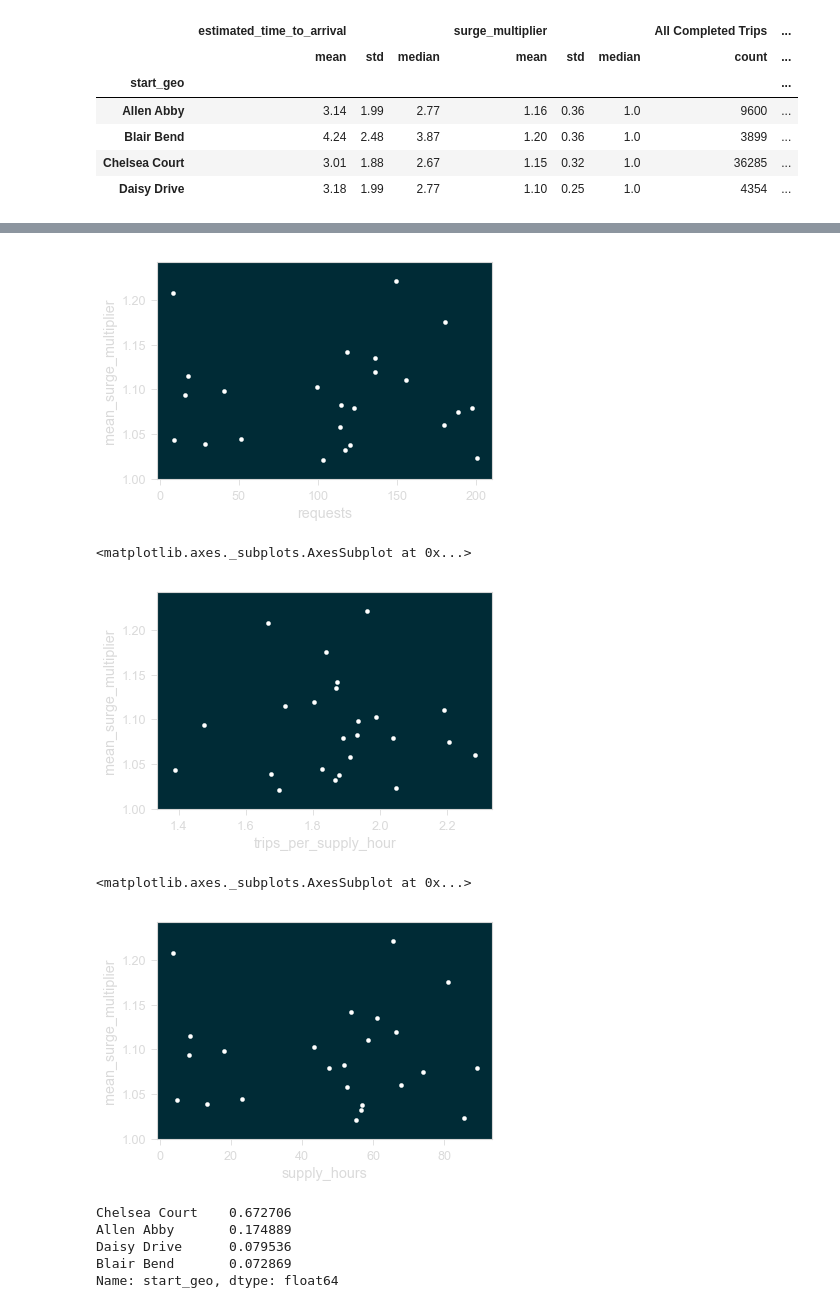
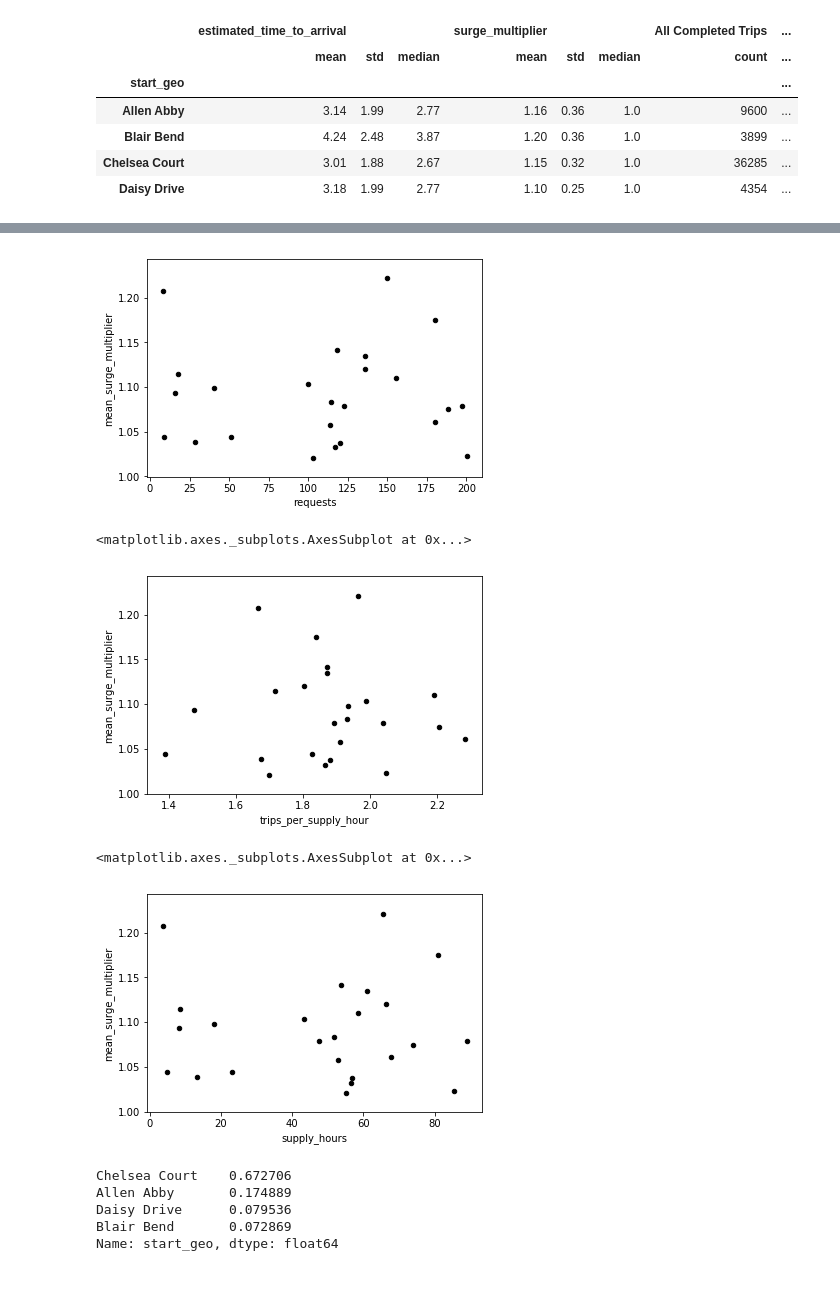
Before and after one commit to darthursteele/cityx, a Jupyter notebook: City X Marketplace Diagnostic Analysis.ipynb, the cells around one changed output, grey strips where cells are left out. Saved outputs shown, nothing was run; the diff lists cells and outputs as text; code cells hidden in the pictures; blank space fills up the shorter version.

Commit message:
Add PDF version of presentation. Style changes to notebook so plots appear correctly when rendered on github

```diff
--- a/City X Marketplace Diagnostic Analysis.ipynb
+++ b/City X Marketplace Diagnostic Analysis.ipynb
@@ -811,19 +811,19 @@ completed_trips_rush.groupby('start_geo').agg({
 | Chelsea Court | 3.21 | 1.97 | 2.85 | 1.20 | 0.38 | 1.0 | 5583 | ... |
 | Daisy Drive | 3.35 | 2.13 | 2.93 | 1.19 | 0.32 | 1.0 | 773 | ... |
 # %%
-ax = weekday_by_hour.plot(x='requests', y='mean_surge_multiplier', kind='scatter', color='white')
+ax = weekday_by_hour.plot(x='requests', y='mean_surge_multiplier', kind='scatter', color='black')
 # %% [output]
-[figure, old version]
+[figure, new version]
 # %%
-weekday_by_hour.plot( y='mean_surge_multiplier', x='trips_per_supply_hour', kind='scatter', color="white")
+weekday_by_hour.plot( y='mean_surge_multiplier', x='trips_per_supply_hour', kind='scatter', color="black")
 # %% [output]
 <matplotlib.axes._subplots.AxesSubplot at 0x...>
-[figure, old version]
+[figure, new version]
 # %%
-weekday_by_hour.plot( y='mean_surge_multiplier', x='supply_hours', kind='scatter', color='white')
+weekday_by_hour.plot( y='mean_surge_multiplier', x='supply_hours', kind='scatter', color='black')
 # %% [output]
 <matplotlib.axes._subplots.AxesSubplot at 0x...>
-[figure, old version]
+[figure, new version]
 # %%
 unfulfilled = trips.loc[ trips['trip_status'] == "unfulfilled" ]
 # %%
```
Also changed, not shown: parts of 26 cells of this notebook, 1 other file.
